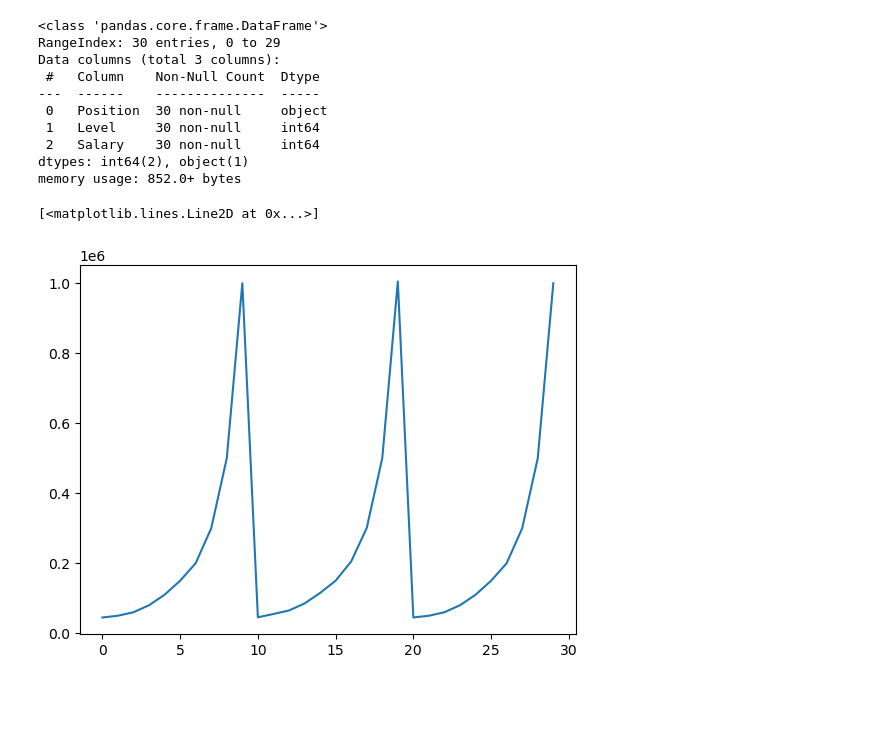
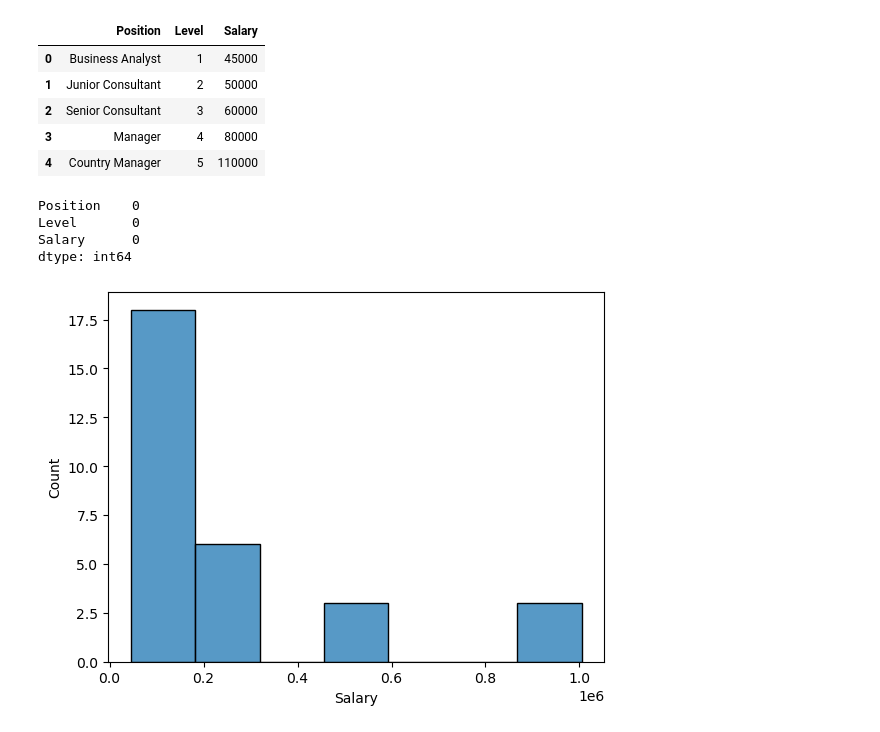
Before and after one commit to SharmaSubham007/DataScience, a Jupyter notebook: Sample.ipynb, the cells around one changed output. Drawn from its saved outputs; the diff is of its cells as text; code cells hidden in the pictures; blank space fills up the shorter version.

```diff
--- a/Sample.ipynb
+++ b/Sample.ipynb
@@ -1,21 +1,25 @@
 # %%
 import pandas as pd
 df = pd.read_csv("/Users/subhamsharma/study/NewFolder/Position_Salaries.csv")
-df.info()
+df.head()
 # %% [output]
-<class 'pandas.core.frame.DataFrame'>
-RangeIndex: 30 entries, 0 to 29
-Data columns (total 3 columns):
- #   Column    Non-Null Count  Dtype
----  ------    --------------  -----
- 0   Position  30 non-null     object
- 1   Level     30 non-null     int64
- 2   Salary    30 non-null     int64
-dtypes: int64(2), object(1)
-memory usage: 852.0+ bytes
+|  | Position | Level | Salary |
+| 0 | Business Analyst | 1 | 45000 |
+| 1 | Junior Consultant | 2 | 50000 |
+| 2 | Senior Consultant | 3 | 60000 |
+| 3 | Manager | 4 | 80000 |
+| 4 | Country Manager | 5 | 110000 |
+# %%
+df.isnull().sum()
+# %% [output]
+Position    0
+Level       0
+Salary      0
+dtype: int64
 # %%
+import seaborn as sns
 import matplotlib.pyplot as plt
-plt.plot(df['Salary'])
+sns.histplot(x='Salary',data=df)
+plt.show()
 # %% [output]
-[<matplotlib.lines.Line2D at 0x...>]
-[figure, old version]
+[figure, new version]
```
Also changed, not shown: parts of 1 cell of this notebook.
